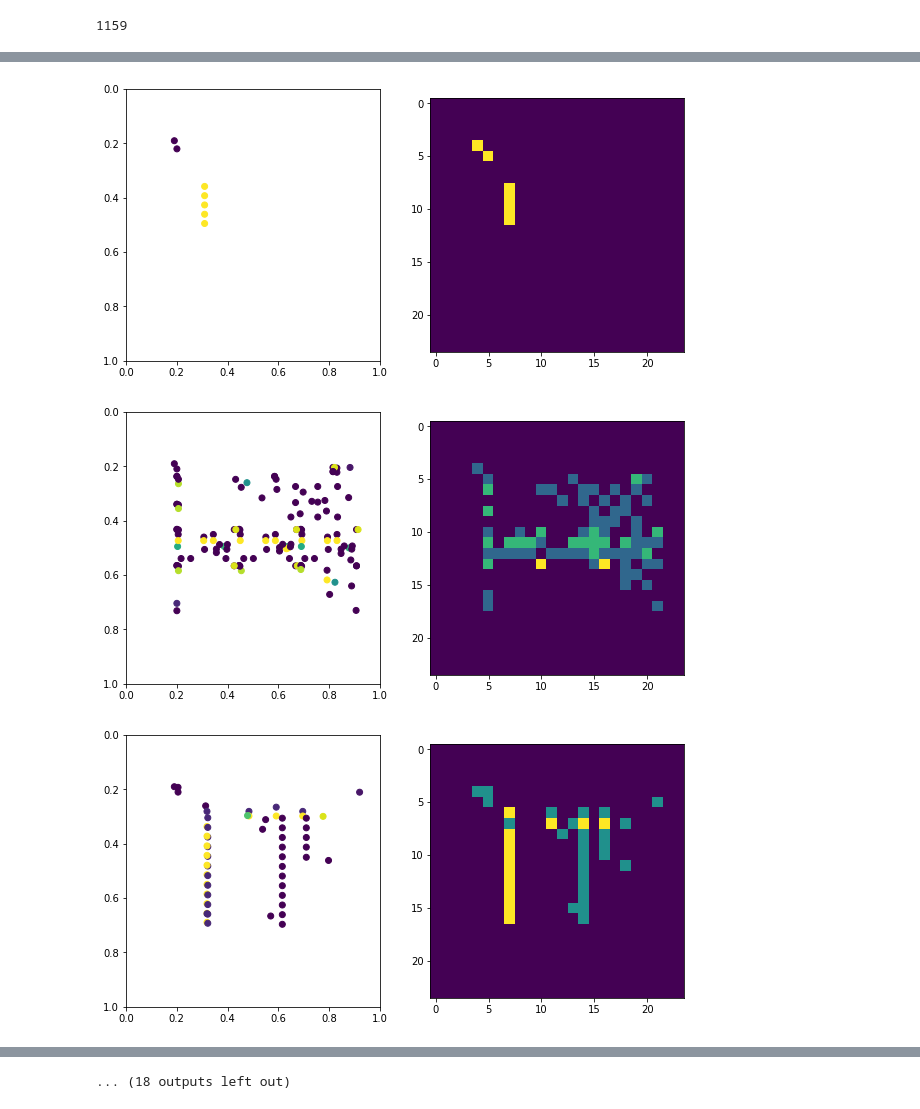
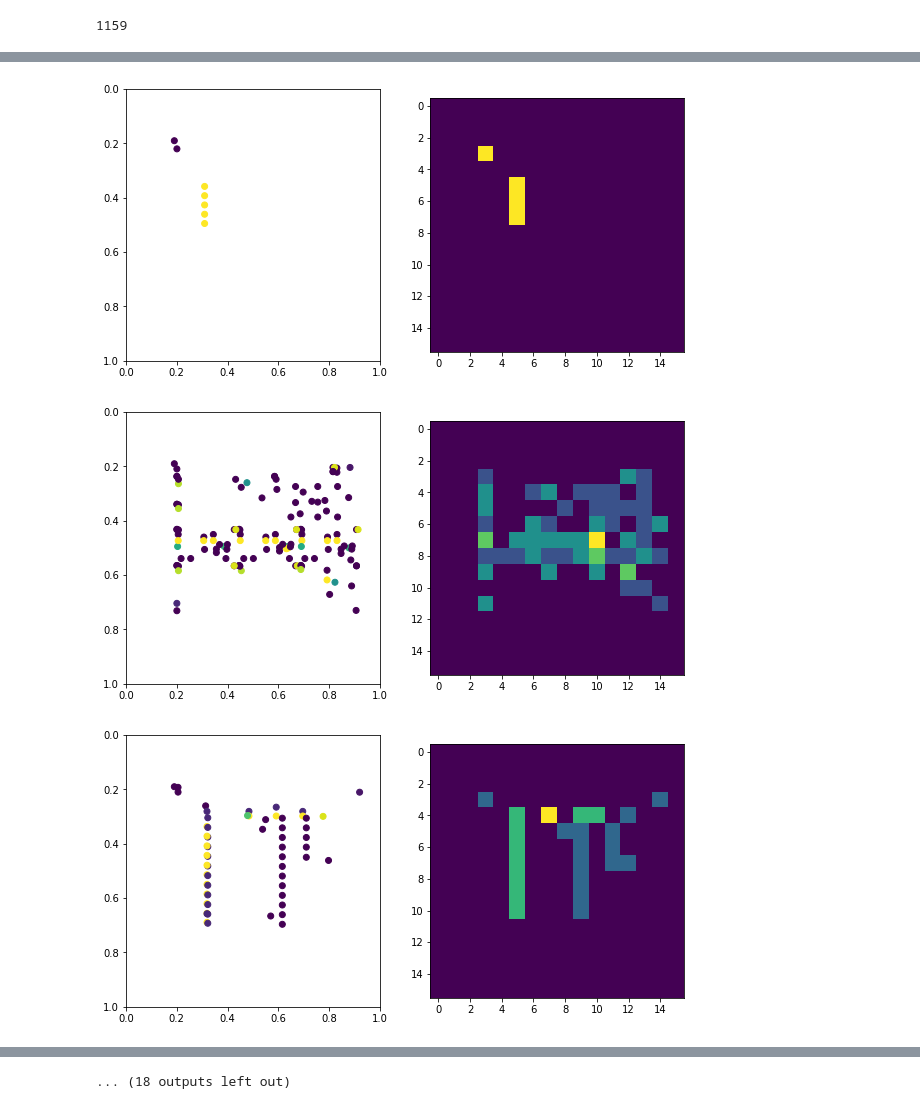
Before and after one commit to v-shmyhlo/dckr, a Jupyter notebook: exploratory.ipynb, the cells around one changed output, grey strips where cells are left out. Cells and saved outputs as stored; diff of their text form; code cells hidden in the pictures.

```diff
--- a/exploratory.ipynb
+++ b/exploratory.ipynb
@@ -15,7 +12,9 @@ print(len(dl))
 # %% [output]
 1159
 # %%
-for points, class_ids in itertools.islice(dl,30):
+for input in itertools.islice(dl,30):
+    points = input['points']
+    class_ids = input['class_ids']
     plt.figure(figsize=(10,5))
     plt.subplot(1, 2, 1)
     plt.ylim(0,1)
@@ -23,7 +22,7 @@ for points, class_ids in itertools.islice(dl,30):
     plt.gca().invert_yaxis()
     plt.scatter(points[:, 0], points[:,1], c=class_ids)
     plt.subplot(1, 2, 2)
-    image = utils.points_to_image(points, class_ids, dl.num_classes, (24,24))
+    image = utils.points_to_image(points, class_ids, dl.num_classes, (16,16))
     plt.imshow(image.sum(-1))
     plt.show()
 # %% [output]
@@ -36,3 +35,3 @@ for points, class_ids in itertools.islice(dl,30):
-[figure, old version]
+[figure, new version]
-[figure, old version]
+[figure, new version]
-[figure, old version]
+[figure, new version]
```
Also changed, not shown: parts of 2 cells of this notebook, 8 other files.
